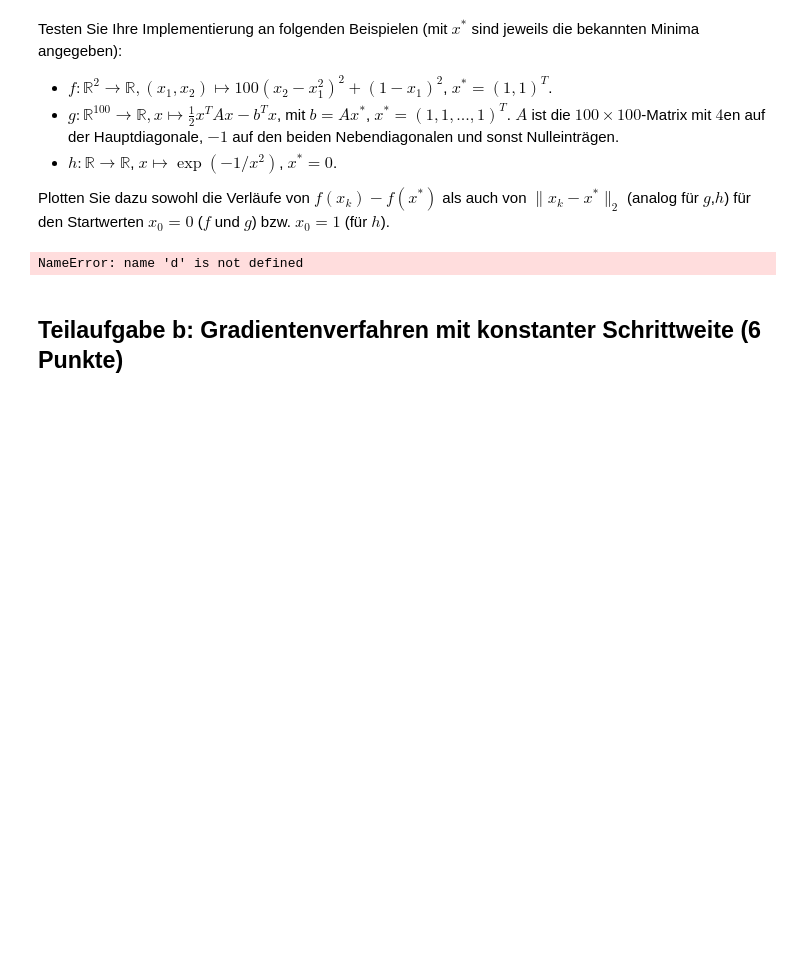
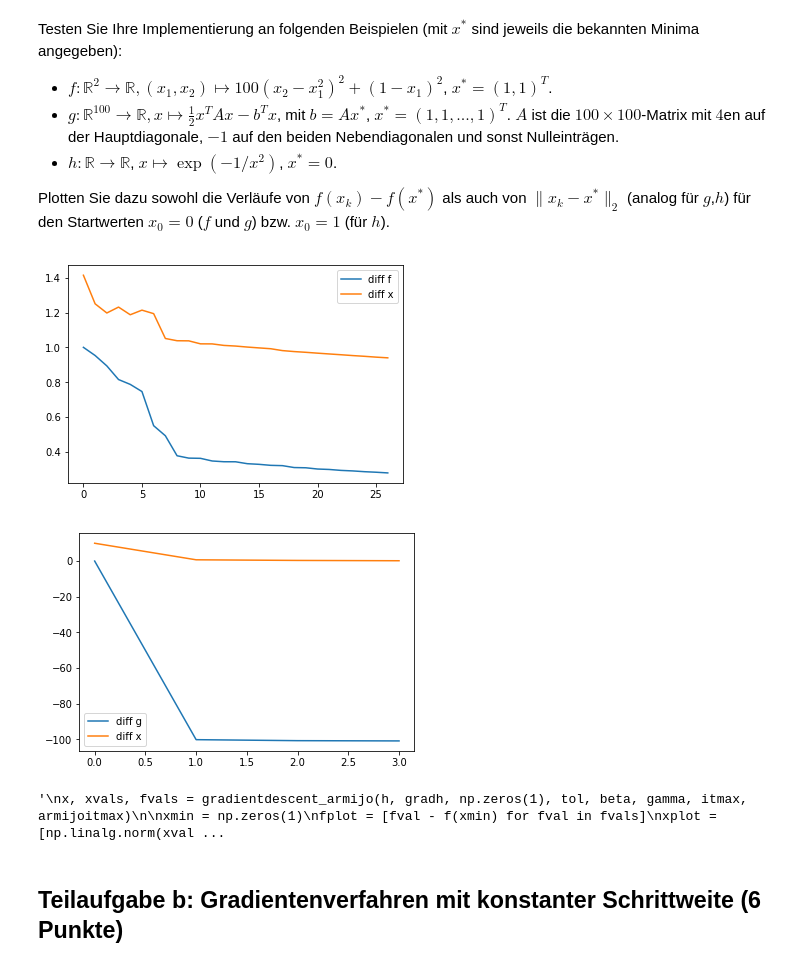
Before and after one commit to RGiga4/Numerik-101, a Jupyter notebook: Programmieraufgabe2.ipynb, the cells around one changed output. Cells and saved outputs as stored; diff of their text form; code cells hidden in the pictures; blank space fills up the shorter version.

Commit message:
Gradientenverfahren (a) und (b) und Plots

```diff
--- a/Programmieraufgabe2.ipynb
+++ b/Programmieraufgabe2.ipynb
@@ -87,18 +89,57 @@ def h(x):
 def gradh(x):
     dx1 = 2/(x[0]**3) * np.exp(1-1/(x[0]**2))
     return np.array([dx1])
-# %%
-tol = 1.
-itmax = 100
-armijoitmax = 100
-beta = .5
-gamma = .01
-
-print("f:", gradientdescent_armijo(f, gradf, np.zeros(2), tol, beta, gamma, itmax, armijoitmax))
-#print("g:", gradientdescent_armijo(g, gradg, np.zeros(100), tol, c, beta, itmax, armijoitmax))
-#print("h:", gradientdescent_armijo(h, gradh, np.zeros(1), tol, c, beta, itmax, armijoitmax))
-# %% [output]
-NameError: name 'd' is not defined
+# %%
+tol = 1.
+itmax = 100
+armijoitmax = 100
+beta = .5
+gamma = .01
+
+
+x, xvals, fvals = gradientdescent_armijo(f, gradf, np.zeros(2), tol, beta, gamma, itmax, armijoitmax)
+
+xmin = np.ones(2)
+fplot = [fval - f(xmin) for fval in fvals]
+xplot = [np.linalg.norm(xval - xmin) for xval in xvals]
+plt.plot(fplot, label="diff f")
+plt.plot(xplot, label="diff x")
+
+plt.legend()
+plt.show()
+plt.close()
+
+
+x, xvals, fvals = gradientdescent_armijo(g, gradg, np.zeros(100), tol, beta, gamma, itmax, armijoitmax)
+
+xmin = np.ones(100)
+fplot = [fval - f(xmin) for fval in fvals]
+xplot = [np.linalg.norm(xval - xmin) for xval in xvals]
+plt.plot(fplot, label="diff g")
+plt.plot(xplot, label="diff x")
+
+plt.legend()
+plt.show()
+plt.close()
+
+
+"""
+x, xvals, fvals = gradientdescent_armijo(h, gradh, np.zeros(1), tol, beta, gamma, itmax, armijoitmax)
+
+xmin = np.zeros(1)
+fplot = [fval - f(xmin) for fval in fvals]
+xplot = [np.linalg.norm(xval - xmin) for xval in xvals]
+plt.plot(fplot, label="diff h")
+plt.plot(xplot, label="diff x")
+
+plt.legend()
+plt.show()
+plt.close()
+"""
+# %% [output]
+[figure, added]
+[figure, added]
+'\nx, xvals, fvals = gradientdescent_armijo(h, gradh, np.zeros(1), tol, beta, gamma, itmax, armijoitmax)\n\nxmin = np.zeros(1)\nfplot = [fval - f(xmin) for fval in fvals]\nxplot = [np.linalg.norm(xval ...
 # %% [markdown]
 ## Teilaufgabe b: Gradientenverfahren mit konstanter Schrittweite (6 Punkte)
 # %% [markdown]
```
Also changed, not shown: parts of 8 cells of this notebook.
